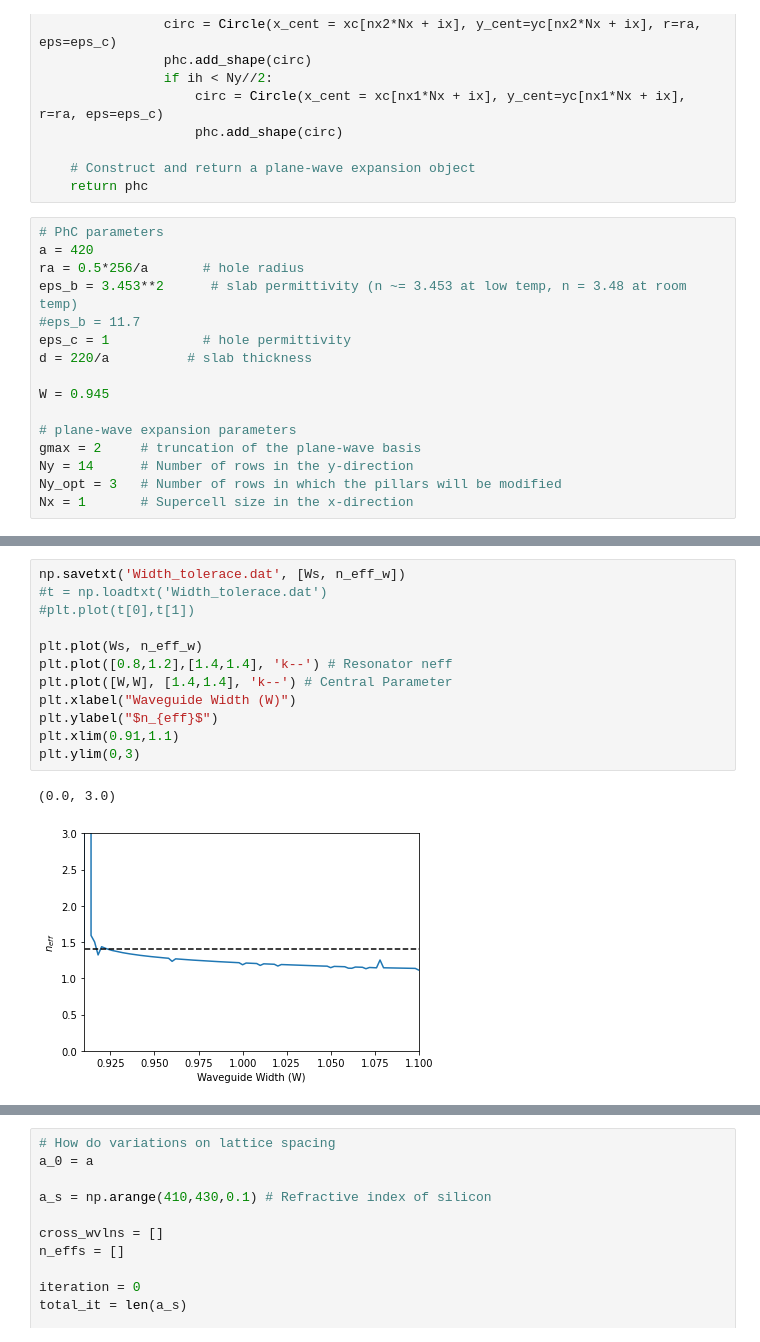
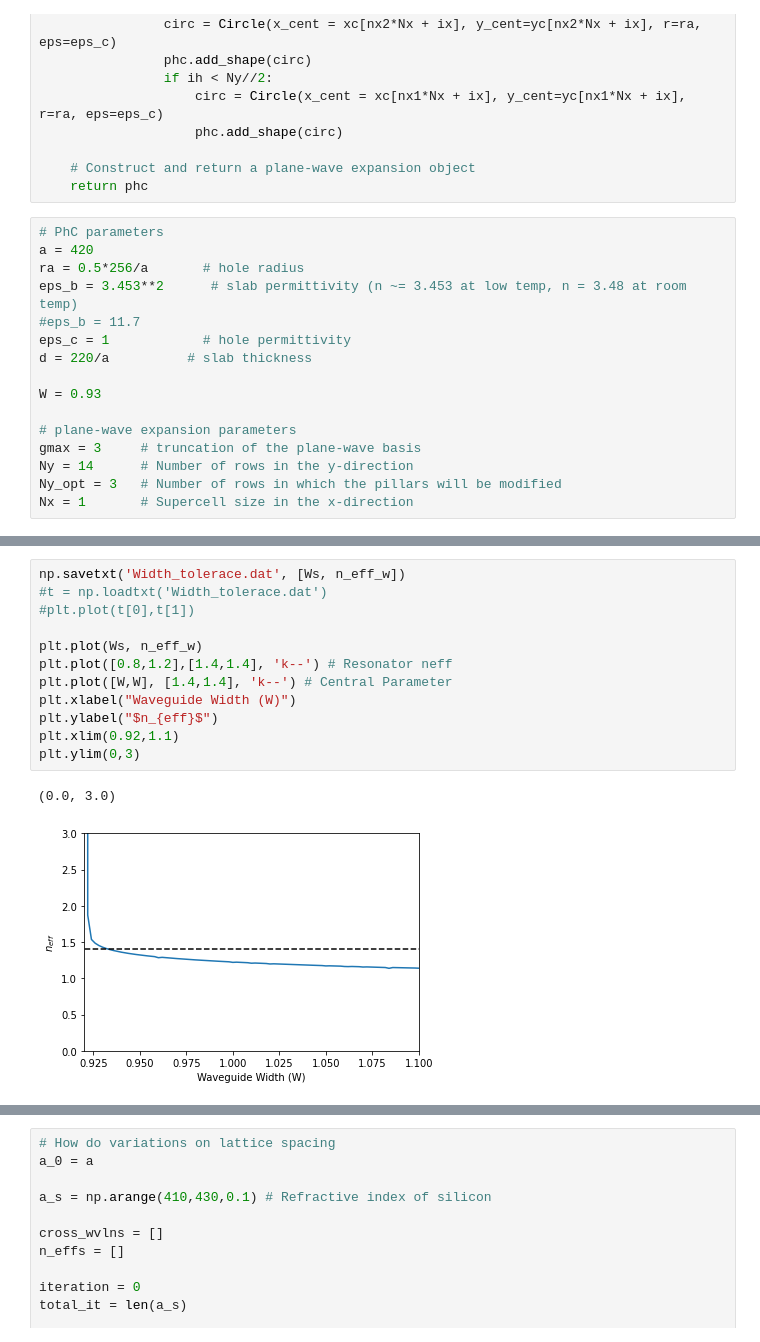
Before and after one commit to quantumbrownie/honoursLegume, a Jupyter notebook: Tolerances.ipynb, the cells around one changed output, grey strips where cells are left out. Saved outputs shown, nothing was run; the diff lists cells and outputs as text.

```diff
--- a/Tolerances.ipynb
+++ b/Tolerances.ipynb
@@ -71,10 +71,10 @@ eps_b = 3.453**2      # slab permittivity (n ~= 3.453 at low temp, n = 3.48 at r
 eps_c = 1            # hole permittivity
 d = 220/a          # slab thickness
 
-W = 0.945
+W = 0.93
 
 # plane-wave expansion parameters
-gmax = 2     # truncation of the plane-wave basis
+gmax = 3     # truncation of the plane-wave basis
 Ny = 14      # Number of rows in the y-direction
 Ny_opt = 3   # Number of rows in which the pillars will be modified
 Nx = 1       # Supercell size in the x-direction
@@ -164,18 +164,18 @@ Progress: 200/200
 # %%
 np.savetxt('Width_tolerace.dat', [Ws, n_eff_w])
 #t = np.loadtxt('Width_tolerace.dat')
 #plt.plot(t[0],t[1])
 
 plt.plot(Ws, n_eff_w)
 plt.plot([0.8,1.2],[1.4,1.4], 'k--') # Resonator neff
 plt.plot([W,W], [1.4,1.4], 'k--') # Central Parameter
 plt.xlabel("Waveguide Width (W)")
 plt.ylabel("$n_{eff}$")
-plt.xlim(0.91,1.1)
+plt.xlim(0.92,1.1)
 plt.ylim(0,3)
 # %% [output]
 (0.0, 3.0)
-[figure, old version]
+[figure, new version]
 # %%
 # Over Radius (Does variation in radius due to fabrication tolerances impact n_eff?)
 r_0 = ra
```
Also changed, not shown: parts of 8 cells of this notebook, 5 other files.
